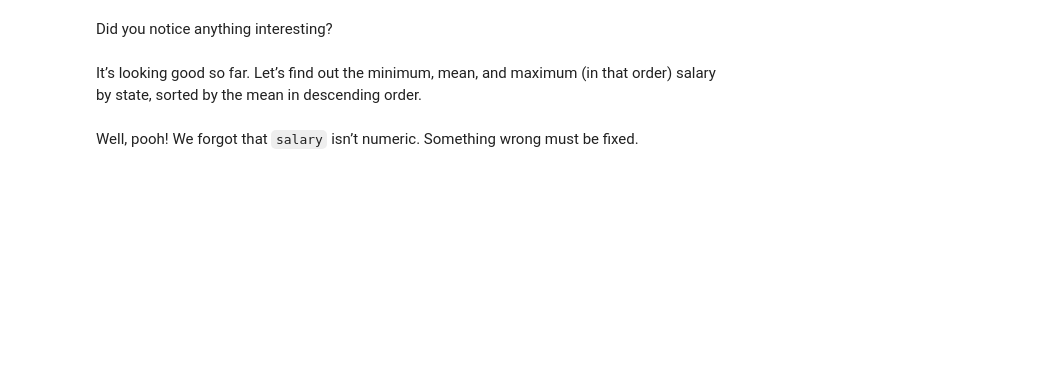
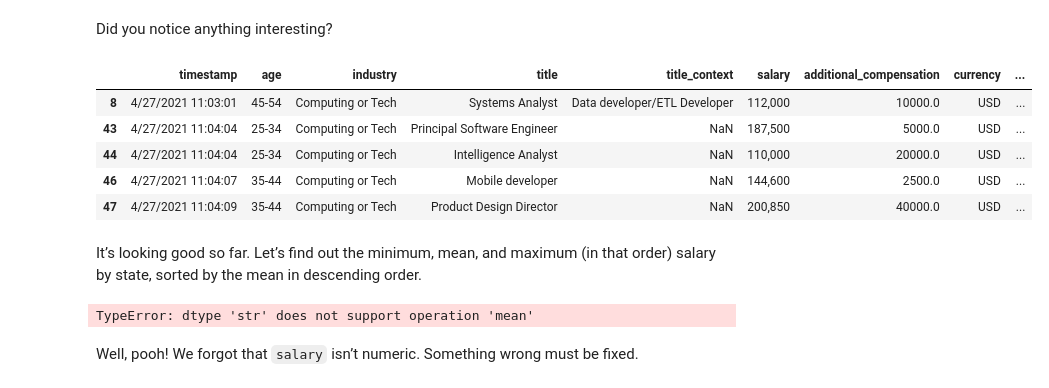
Before and after one commit to CUNYTechPrep/ds-fall-2026, a Jupyter notebook: Week-02-Pandas-and-How-to-Make-a-Sick-Project/exercise/Salvador_Cardoso_Week02_exercise.ipynb, the cells around one changed output. Saved outputs shown, nothing was run; the diff lists cells and outputs as text; code cells hidden in the pictures; blank space fills up the shorter version.

```diff
--- a/Week-02-Pandas-and-How-to-Make-a-Sick-Project/exercise/Salvador_Cardoso_Week02_exercise.ipynb
+++ b/Week-02-Pandas-and-How-to-Make-a-Sick-Project/exercise/Salvador_Cardoso_Week02_exercise.ipynb
@@ -314,6 +340,9 @@ We are very interested in salary figures. But how many dollars 💵 is a euro
 For now, let’s just look at U.S. dollars (`'USD'`).
 # %%
 # Filtery filter for just the jobs that pay in USD!
+
+cond = df_salary_tech['currency'] == 'USD'
+USD_df = df_salary_tech[cond].copy()
 # %% [markdown]
 What we really want know is how each U.S. city pays in tech. What value in `country` represents the United States of America?
 # %%
@@ -328,0 +372,11 @@ Let’s not worry about anything below the first 5 values for now. Convert the t
+# %%
+# Replace them all with 'US'.
+
+normalized_df = USD_df['country'].copy().str.strip().str.lower().str.replace(' ', '', regex=False).str.replace('\'', '', regex=False).str.replace('.', '', regex=False)
+USSpellings = normalized_df.value_counts().head(4).index.to_list()
+USSpellings.extend(['unitedstateofamerica', 'unitestates', 'uniyedstates', 'america', 'unitedstate', 'unitedstateds', 'unitedstated', 'unitedstares', 'unitesstates'])
+normalizedMaskDF = normalized_df.isin(USSpellings)
+# create a copy, incase I botch something.
+normalizedUSDdf = USD_df.copy()
+normalizedUSDdf['country'] = np.where(normalizedMaskDF, 'US', USD_df['country'])
+normalizedUSDdf['country'].value_counts()
@@ -337,5 +430,14 @@ Did you notice anything interesting?
 # %%
 
 # BONUS CREDIT: if you’ve resolved it, let’s see how well you did by counting the number of instances of each unique value.
+
+normalizedUSDdf.head(5)
+# %% [output]
+|  | timestamp | age | industry | title | title_context | salary | additional_compensation | currency | ... |
+| 8 | 4/27/2021 11:03:01 | 45-54 | Computing or Tech | Systems Analyst | Data developer/ETL Developer | 112,000 | 10000.0 | USD | ... |
+| 43 | 4/27/2021 11:04:04 | 25-34 | Computing or Tech | Principal Software Engineer | NaN | 187,500 | 5000.0 | USD | ... |
+| 44 | 4/27/2021 11:04:04 | 25-34 | Computing or Tech | Intelligence Analyst | NaN | 110,000 | 20000.0 | USD | ... |
+| 46 | 4/27/2021 11:04:07 | 35-44 | Computing or Tech | Mobile developer | NaN | 144,600 | 2500.0 | USD | ... |
+| 47 | 4/27/2021 11:04:09 | 35-44 | Computing or Tech | Product Design Director | NaN | 200,850 | 40000.0 | USD | ... |
 # %% [markdown]
 It’s looking good so far. Let’s find out the minimum, mean, and maximum (in that order) salary by state, sorted by the mean in descending order.
@@ -344,2 +444,16 @@ It’s looking good so far. Let’s find out the minimum, mean, and maximum (in
+# %%
+# Find the minimum, mean, and maximum salary in USD by U.S. state.
+USMask = normalizedUSDdf['country'] == 'US'
+
+# keep only rows with 'US'
+USDF = normalizedUSDdf[USMask]
+
+# group by states
+groupedStates = USDF.groupby('state')
+
+# think this is the part where the non-numeric field bites me in the keester.
+groupedStates['salary'].agg(['min', 'max', 'mean'])
+# %% [output]
+TypeError: dtype 'str' does not support operation 'mean'
 # %% [markdown]
 Well, pooh! We forgot that `salary` isn’t numeric. Something wrong must be fixed.
```
Also changed, not shown: parts of 15 cells of this notebook.
